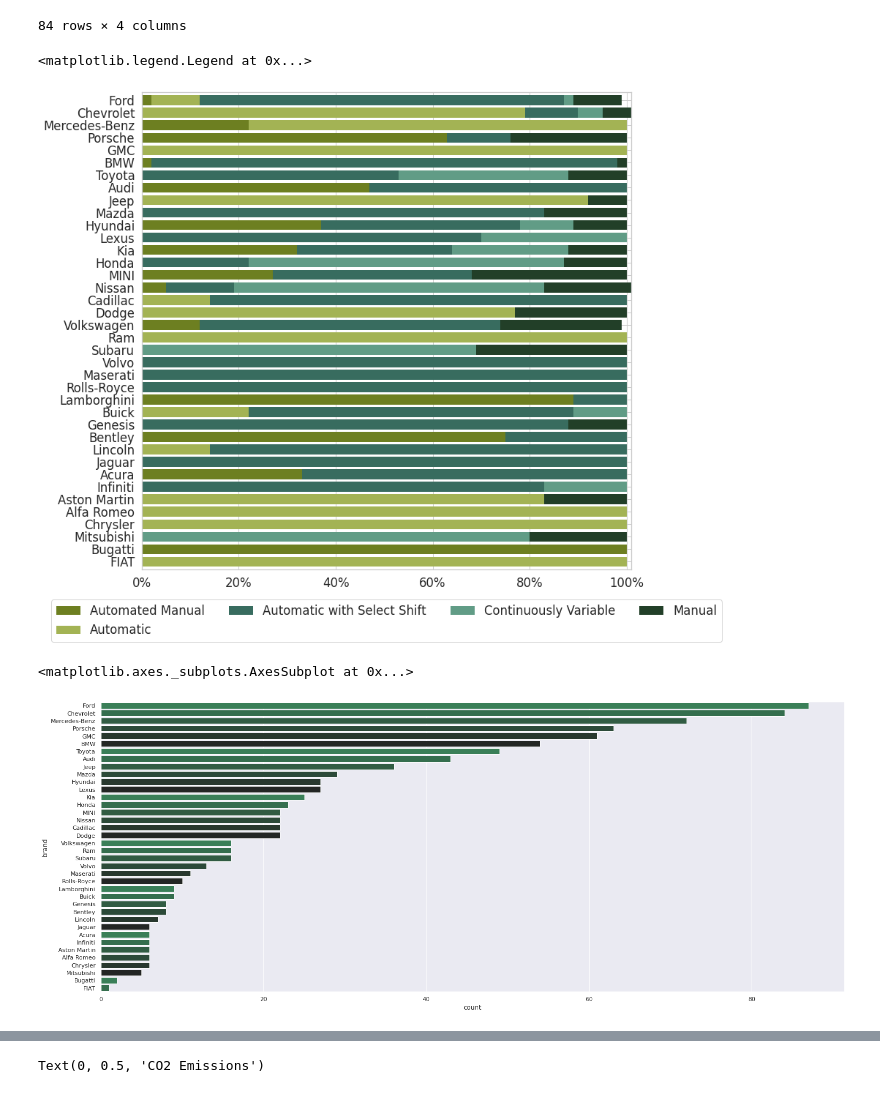
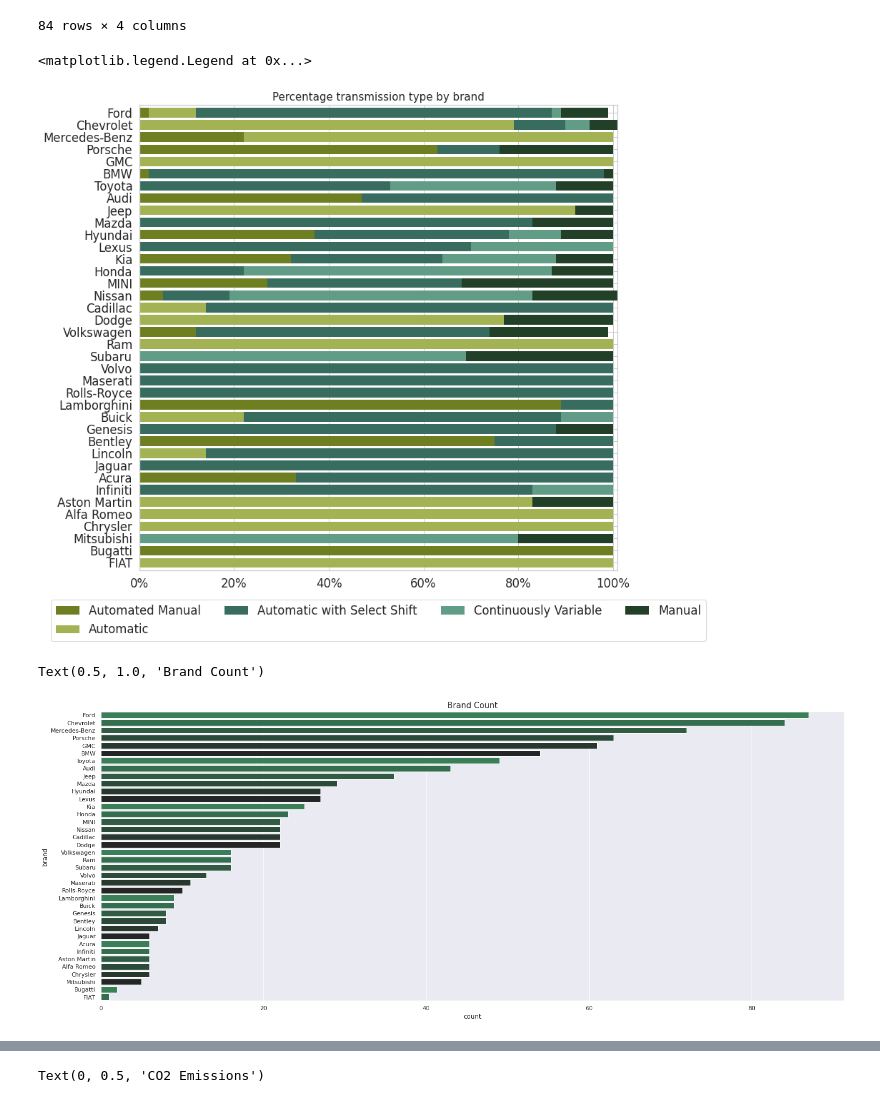
Before and after one commit to Sophiat-O/c02_emission_analysis, a Jupyter notebook: Data_Analysis_of_Car_C02.ipynb, the cells around one changed output, grey strips where cells are left out. Cells and saved outputs as stored; diff of their text form; code cells hidden in the pictures.

```diff
--- a/Data_Analysis_of_Car_C02.ipynb
+++ b/Data_Analysis_of_Car_C02.ipynb
@@ -114,28 +127,27 @@ tr
 | 83 | Volvo | Automatic with Select Shift | 13 | 1.00 |
 84 rows × 4 columns
 # %%
-#tr.pivot(index="brand", columns="transmission", values="percent").plot.barh(stacked=True)
-
-
 sns.set(font_scale=1.5, rc={"figure.figsize": (12, 12)}, style="whitegrid")
 
 tr_chart = tr.pivot(index="brand", columns="transmission", values="percent")
 tr_chart = tr_chart.reindex(brand.value_counts().index, axis=0)
 g = tr_chart.plot.barh(stacked=True, lw=0, width=0.8, color=["#6D7F21","#A3B354","#386C5F","#619C86","#223F28"])
 g.invert_yaxis()
 g.set_xticklabels([f"{int(x * 100)}%" for x in g.get_xticks()])
+plt.title("Percentage transmission type by brand", fontsize=15)
 plt.margins(x=0)
 
 g.legend(loc="upper center", bbox_to_anchor=(0.5, -0.05), ncol=4)
 # %% [output]
 <matplotlib.legend.Legend at 0x...>
-[figure, old version]
+[figure, new version]
 # %%
 sns.set(rc = {'figure.figsize':(25,10)})
 sns.countplot(y="brand", data=df, palette=sns.dark_palette("seagreen", reverse=True),order = brand.value_counts().index)
+plt.title("Brand Count", fontsize=15)
 # %% [output]
-<matplotlib.axes._subplots.AxesSubplot at 0x...>
+Text(0.5, 1.0, 'Brand Count')
-[figure, old version]
+[figure, new version]
 # %%
 sns.set(rc = {'figure.figsize':(10,5)})
 tr_count = df.groupby("transmission")["transmission"].count().sort_values(ascending=False)
```
Also changed, not shown: parts of 15 cells of this notebook.
